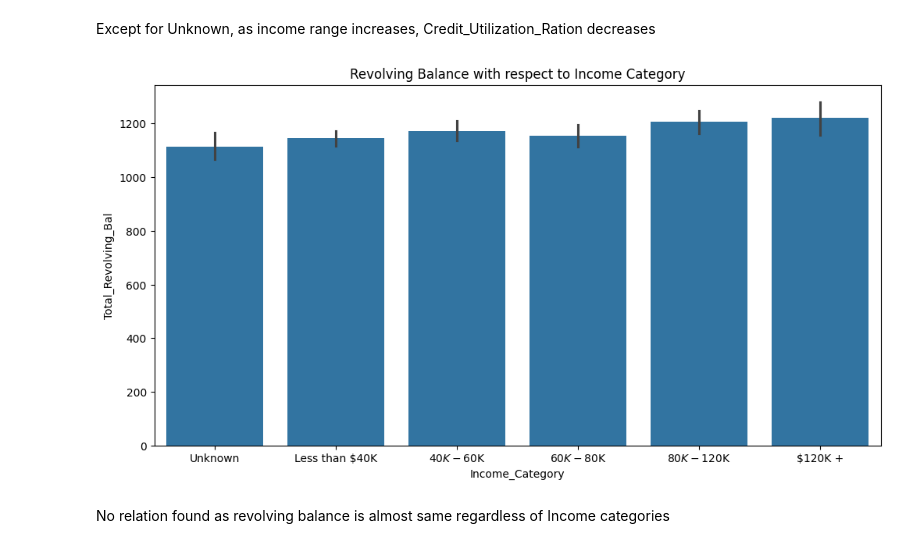
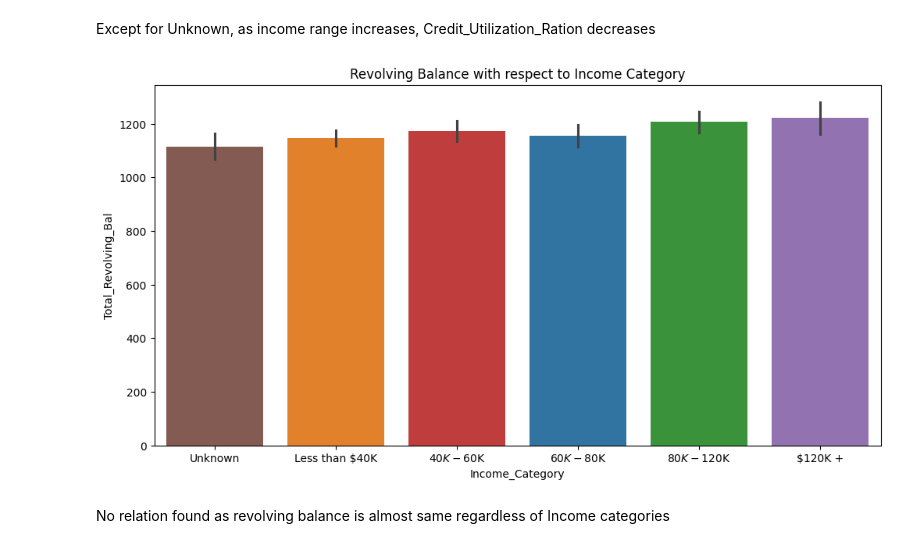
Before and after one commit to NirajanKhadka/Customer_Churn_PowerBI_Python, a Jupyter notebook: Customer_CHurn_analysis.ipynb, the cells around one changed output. Drawn from its saved outputs; the diff is of its cells as text; code cells hidden in the pictures.

```diff
--- a/Customer_CHurn_analysis.ipynb
+++ b/Customer_CHurn_analysis.ipynb
@@ -146,11 +146,11 @@ Except for Unknown, as income range increases, Credit_Utilization_Ration decreas
 # %%
 #lets see about the revolving balance with respect to Income category
 plt.figure(figsize=(12,6))
-sns.barplot(data=df,x='Income_Category',y='Total_Revolving_Bal',order=cols)
+sns.barplot(data=df,x='Income_Category',y='Total_Revolving_Bal',order=cols,hue='Income_Category')
 plt.title('Revolving Balance with respect to Income Category')
 plt.show()
 # %% [output]
-[figure, old version]
+[figure, new version]
 # %% [markdown]
 No relation found as revolving balance is almost same regardless of Income categories
 # %%
```
Also changed, not shown: parts of 8 cells of this notebook.
